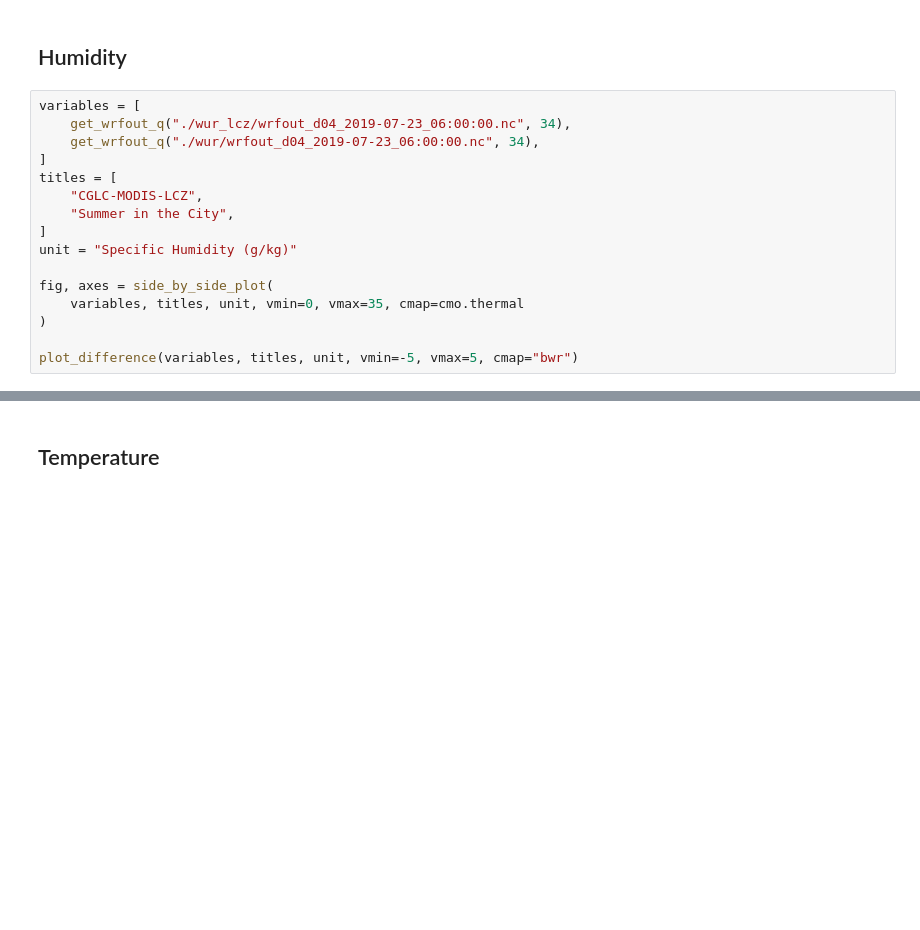
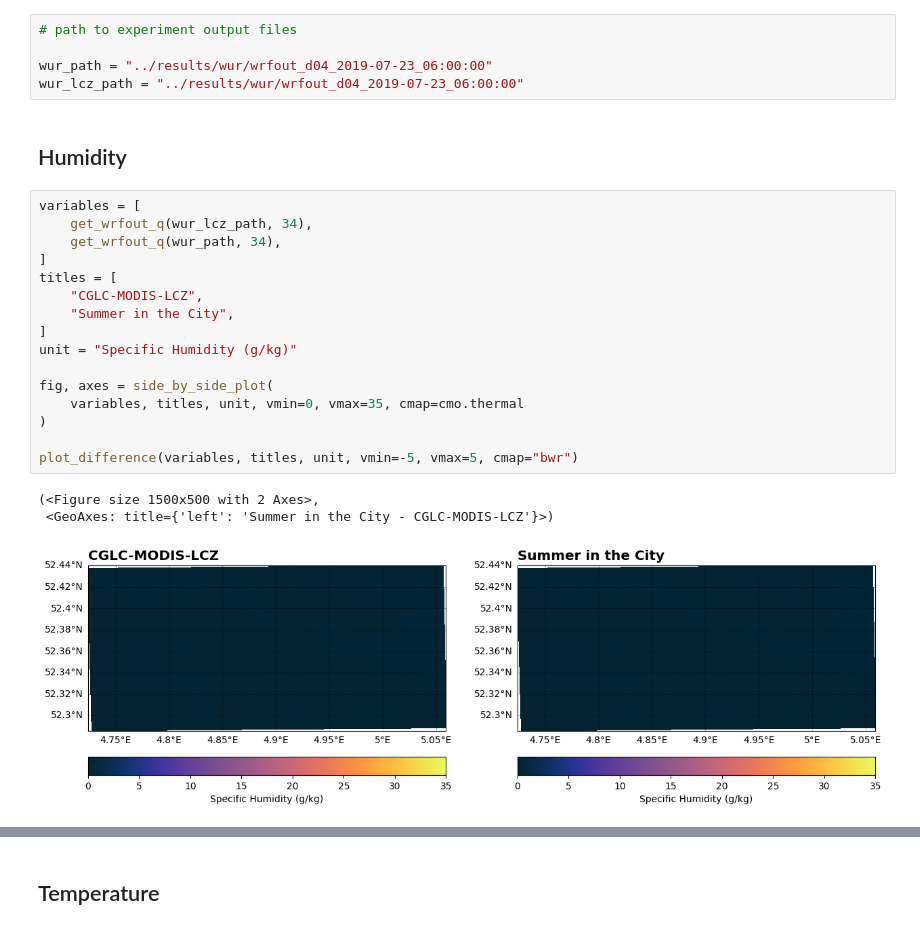
Before and after one commit to Urban-M4/snakemake-wrf, a Jupyter notebook: notebooks/analyse_output.ipynb, the cells around one changed output, grey strips where cells are left out. Drawn from its saved outputs; the diff is of its cells as text; blank space fills up the shorter version.

Commit message:
Fix paths to experiment output

```diff
--- a/notebooks/analyse_output.ipynb
+++ b/notebooks/analyse_output.ipynb
@@ -16,21 +16,30 @@ from notebooks.plot_functions import (
     get_extent,
     plot_colormesh,
 )
+# %%
+# path to experiment output files
+
+wur_path = "../results/wur/wrfout_d04_2019-07-23_06:00:00"
+wur_lcz_path = "../results/wur/wrfout_d04_2019-07-23_06:00:00"
 # %% [markdown]
 ## Humidity
 # %%
 variables = [
-    get_wrfout_q("./wur_lcz/wrfout_d04_2019-07-23_06:00:00.nc", 34),
-    get_wrfout_q("./wur/wrfout_d04_2019-07-23_06:00:00.nc", 34),
+    get_wrfout_q(wur_lcz_path, 34),
+    get_wrfout_q(wur_path, 34),
 ]
 titles = [
     "CGLC-MODIS-LCZ",
     "Summer in the City",
 ]
 unit = "Specific Humidity (g/kg)"
 
 fig, axes = side_by_side_plot(
     variables, titles, unit, vmin=0, vmax=35, cmap=cmo.thermal
 )
 
 plot_difference(variables, titles, unit, vmin=-5, vmax=5, cmap="bwr")
+# %% [output]
+(<Figure size 1500x500 with 2 Axes>,
+ <GeoAxes: title={'left': 'Summer in the City - CGLC-MODIS-LCZ'}>)
+[figure, added]
```
Also changed, not shown: parts of 6 cells of this notebook.
